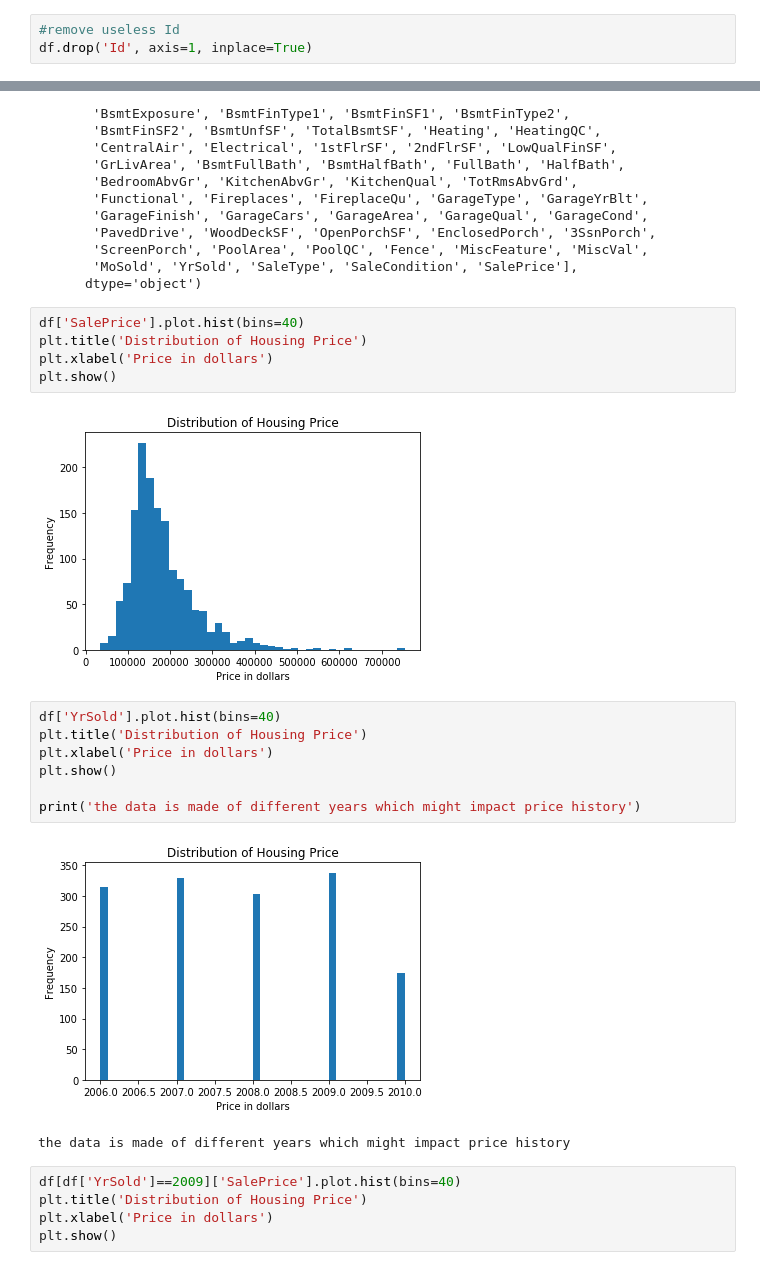
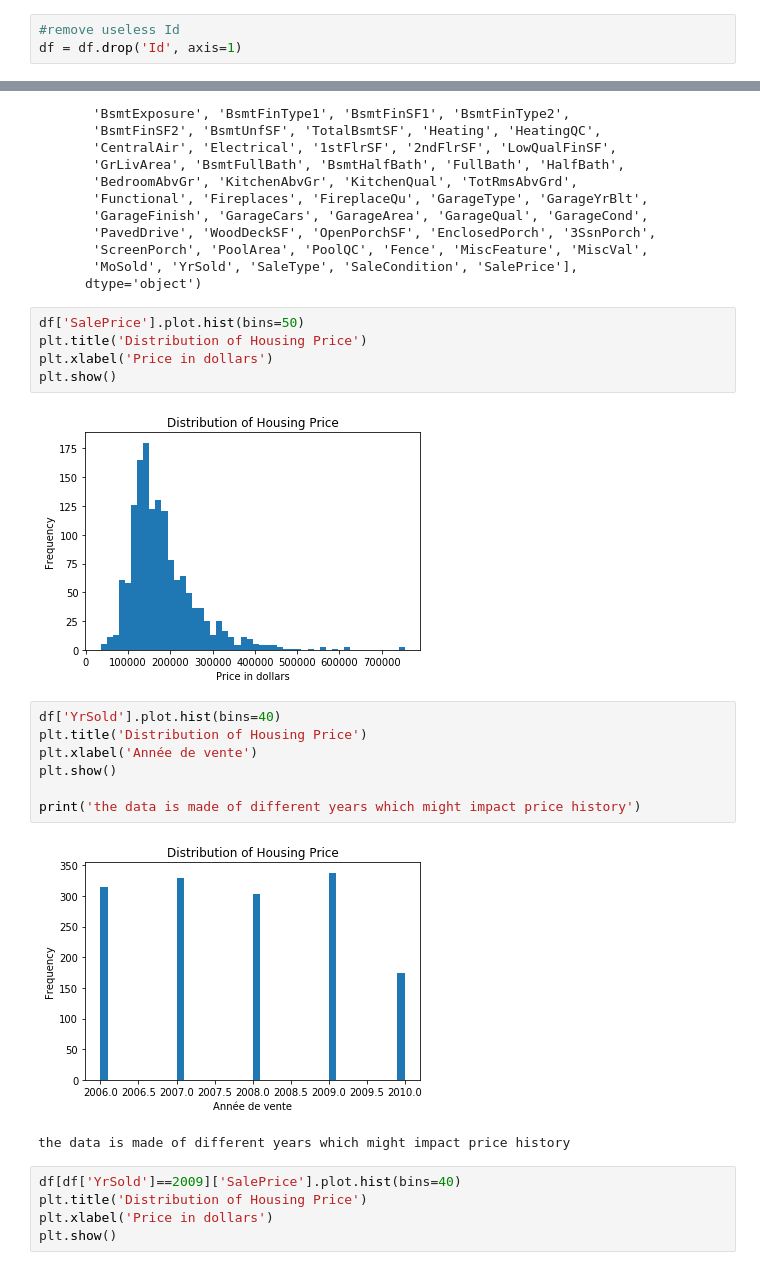
Before and after one commit to tessklr/ScratchBook, a Jupyter notebook: HousingPricePrediction.ipynb, the cells around one changed output, grey strips where cells are left out. Cells and saved outputs as stored; diff of their text form.

```diff
--- a/HousingPricePrediction.ipynb
+++ b/HousingPricePrediction.ipynb
@@ -21,7 +21,7 @@ df.head()
 5 rows × 81 columns
 # %%
 #remove useless Id
-df.drop('Id', axis=1, inplace=True)
+df = df.drop('Id', axis=1)
 # %%
 df.describe()
 # %% [output]
@@ -56,21 +56,21 @@ Index(['MSSubClass', 'MSZoning', 'LotFrontage', 'LotArea', 'Street', 'Alley',
        'MoSold', 'YrSold', 'SaleType', 'SaleCondition', 'SalePrice'],
       dtype='object')
 # %%
-df['SalePrice'].plot.hist(bins=40)
+df['SalePrice'].plot.hist(bins=50)
 plt.title('Distribution of Housing Price')
 plt.xlabel('Price in dollars')
 plt.show()
 # %% [output]
-[figure, old version]
+[figure, new version]
 # %%
 df['YrSold'].plot.hist(bins=40)
 plt.title('Distribution of Housing Price')
-plt.xlabel('Price in dollars')
+plt.xlabel('Année de vente')
 plt.show()
 
 print('the data is made of different years which might impact price history')
 # %% [output]
-[figure, old version]
+[figure, new version]
 the data is made of different years which might impact price history
 # %%
 df[df['YrSold']==2009]['SalePrice'].plot.hist(bins=40)
```
Also changed, not shown: parts of 10 cells of this notebook.
